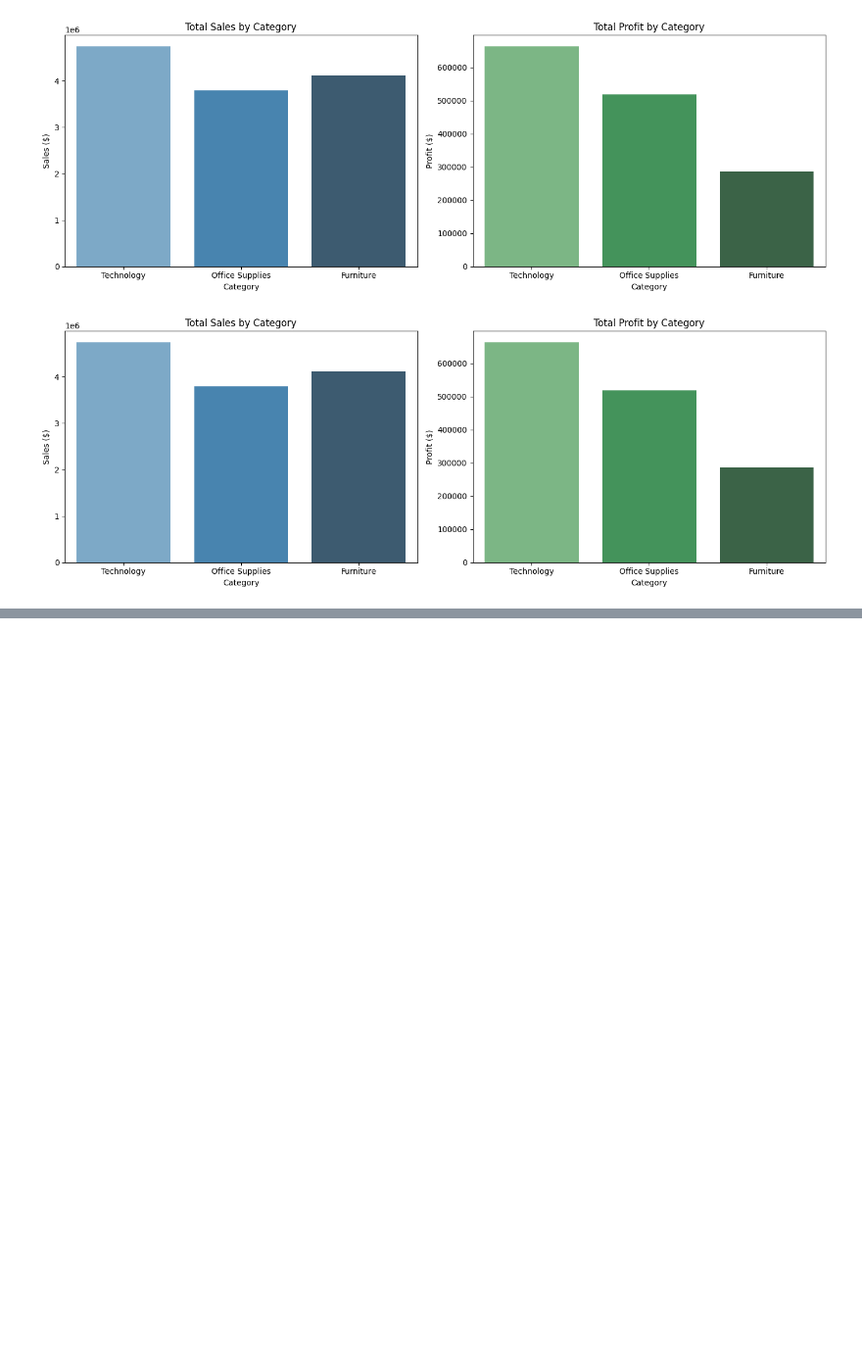
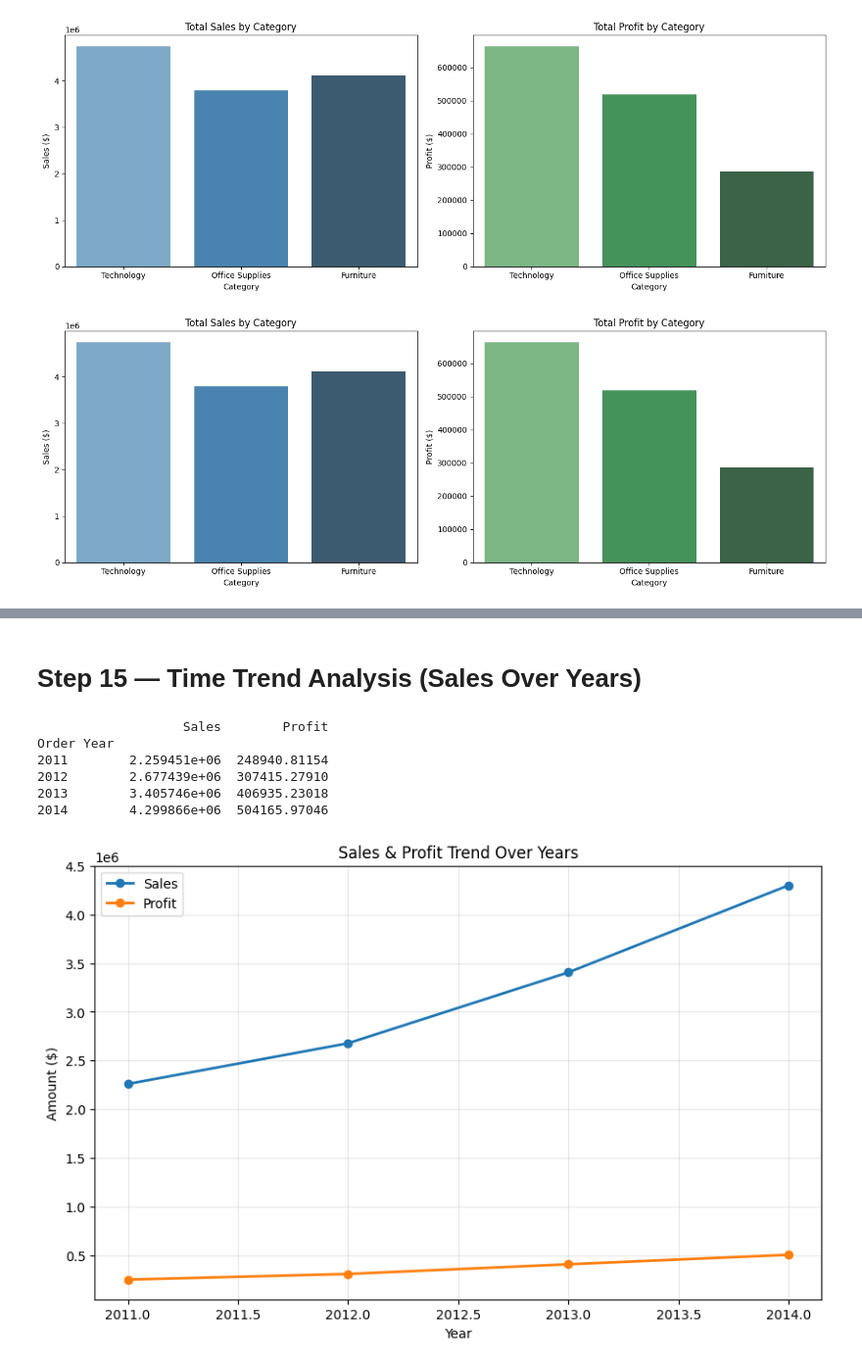
Before and after one commit to AiWriter404/Global-Superstore-Sales-Analysis, a Jupyter notebook: Global-Superstore-Sales-Analysis.ipynb, the cells around one changed output, grey strips where cells are left out. Shown at 98% size. Saved outputs shown, nothing was run; the diff lists cells and outputs as text; code cells hidden in the pictures; blank space fills up the shorter version.

```diff
--- a/Global-Superstore-Sales-Analysis.ipynb
+++ b/Global-Superstore-Sales-Analysis.ipynb
@@ -235,0 +289,23 @@ plt.show()
+# %% [markdown]
+# **Step 15 — Time Trend Analysis (Sales Over Years)**
+# %%
+yearly_summary = df.groupby('Order Year')[['Sales', 'Profit']].sum()
+print(yearly_summary)
+
+plt.figure(figsize=(10, 6))
+plt.plot(yearly_summary.index, yearly_summary['Sales'], marker='o', label='Sales', linewidth=2)
+plt.plot(yearly_summary.index, yearly_summary['Profit'], marker='o', label='Profit', linewidth=2)
+plt.title('Sales & Profit Trend Over Years')
+plt.xlabel('Year')
+plt.ylabel('Amount ($)')
+plt.legend()
+plt.grid(alpha=0.3)
+plt.show()
+# %% [output]
+                   Sales        Profit
+Order Year
+2011        2.259451e+06  248940.81154
+2012        2.677439e+06  307415.27910
+2013        3.405746e+06  406935.23018
+2014        4.299866e+06  504165.97046
+[figure, added]
```
Also changed, not shown: parts of 8 cells of this notebook.
